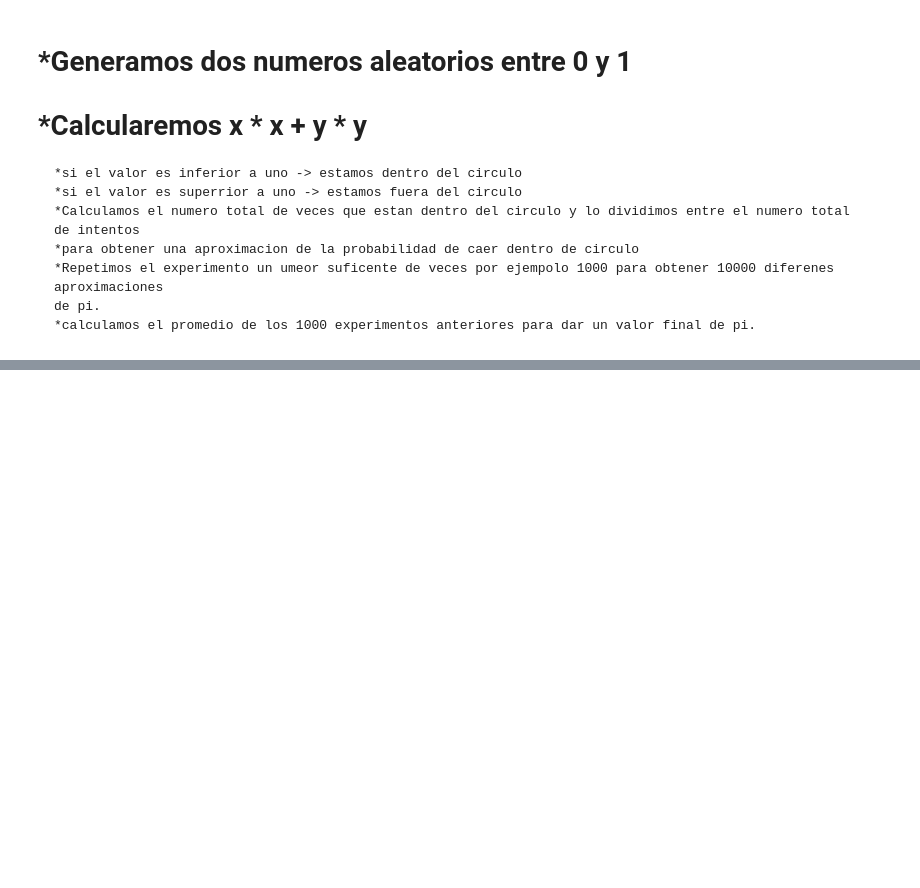
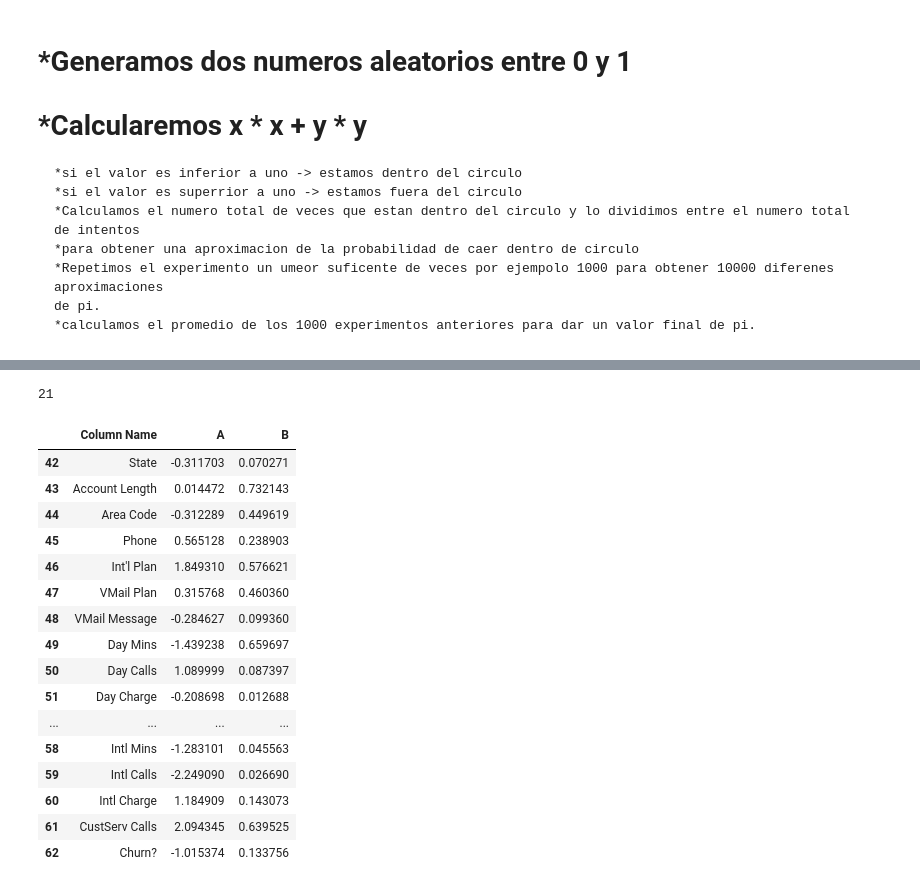
Before and after one commit to JCFlores93/ML-UDEMY, a Jupyter notebook: scripts/T2 - 2 - DATA CLEANING - FUNCIONES DE DISTRIBUCION DE PROBABILIDAD.ipynb, the cells around one changed output, grey strips where cells are left out. Cells and saved outputs as stored; diff of their text form; code cells hidden in the pictures; blank space fills up the shorter version.

```diff
--- a/scripts/T2 - 2 - DATA CLEANING - FUNCIONES DE DISTRIBUCION DE PROBABILIDAD.ipynb
+++ b/scripts/T2 - 2 - DATA CLEANING - FUNCIONES DE DISTRIBUCION DE PROBABILIDAD.ipynb
@@ -110,0 +172,35 @@ pi_montecarlo(10000, 200)
+# %%
+column_names = data.columns.values.tolist()
+# %%
+a = len(column_names)
+a
+# %% [output]
+21
+# %%
+new_data = pd.DataFrame(
+    {
+        'Column Name': column_names,
+        'A' : np.random.randn(a),
+        'B': np.random.uniform(0,1,a)
+    }, index = range(42, 42 + a)
+)
+# %%
+new_data
+# %% [output]
+|  | Column Name | A | B |
+| 42 | State | -0.311703 | 0.070271 |
+| 43 | Account Length | 0.014472 | 0.732143 |
+| 44 | Area Code | -0.312289 | 0.449619 |
+| 45 | Phone | 0.565128 | 0.238903 |
+| 46 | Int'l Plan | 1.849310 | 0.576621 |
+| 47 | VMail Plan | 0.315768 | 0.460360 |
+| 48 | VMail Message | -0.284627 | 0.099360 |
+| 49 | Day Mins | -1.439238 | 0.659697 |
+| 50 | Day Calls | 1.089999 | 0.087397 |
+| 51 | Day Charge | -0.208698 | 0.012688 |
+| ... | ... | ... | ... |
+| 58 | Intl Mins | -1.283101 | 0.045563 |
+| 59 | Intl Calls | -2.249090 | 0.026690 |
+| 60 | Intl Charge | 1.184909 | 0.143073 |
+| 61 | CustServ Calls | 2.094345 | 0.639525 |
+| 62 | Churn? | -1.015374 | 0.133756 |
```
Also changed, not shown: parts of 16 cells of this notebook.
